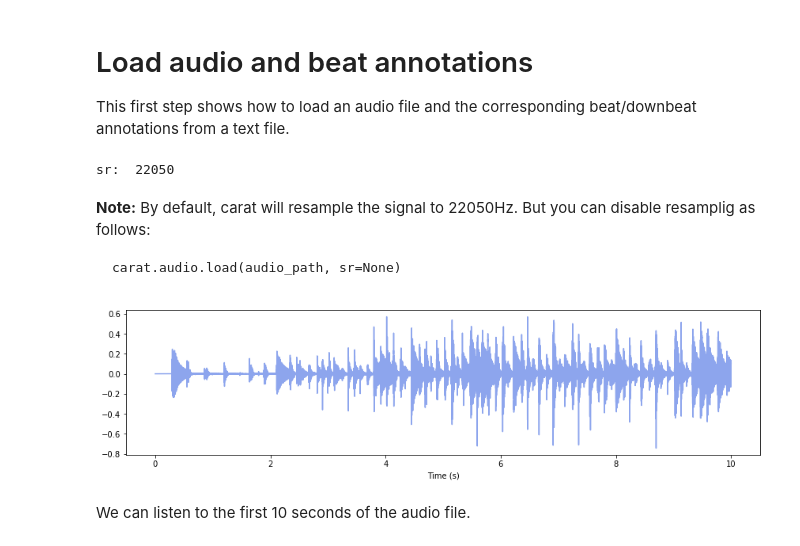
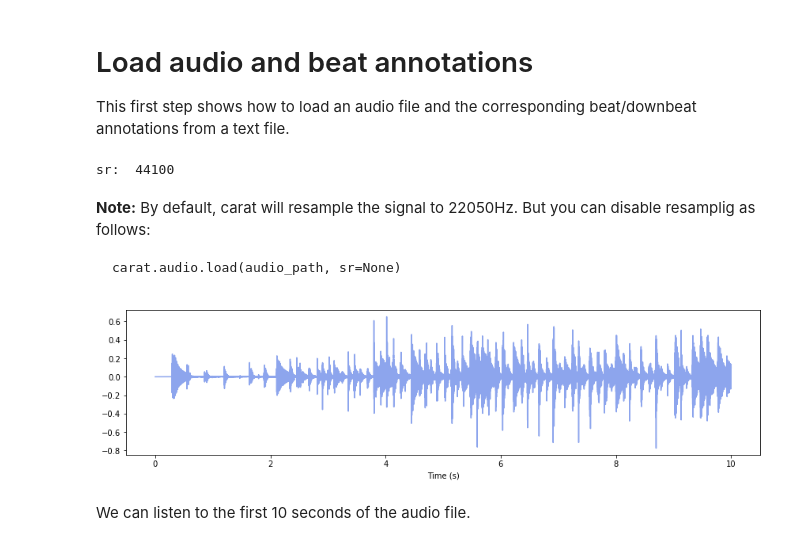
Before and after one commit to mrocamora/carat, a Jupyter notebook: examples/carat_rhythmic_patterns_demo.ipynb, the cells around one changed output. Saved outputs shown, nothing was run; the diff lists cells and outputs as text; code cells hidden in the pictures.

````diff
--- a/examples/carat_rhythmic_patterns_demo.ipynb
+++ b/examples/carat_rhythmic_patterns_demo.ipynb
@@ -39,7 +39,7 @@ audio_path = carat.util.example_audio_file(num_file=1)
 # audio_path = '/path/to/your/file/my-recording.wav'
 
 # load audio file
-y, sr = carat.audio.load(audio_path)
+y, sr = carat.audio.load(audio_path, sr=None)
 
 # time corresponding to the audio signal
 time = np.arange(0, y.size)/sr
@@ -47,7 +47,7 @@ time = np.arange(0, y.size)/sr
 # print sampling rate
 print('sr: ', sr)
 # %% [output]
-sr:  22050
+sr:  44100
 # %% [markdown]
 **Note:** By default, carat will resample the signal to 22050Hz. But you can disable resamplig as follows:
 ```
@@ -55,14 +55,14 @@ carat.audio.load(audio_path, sr=None)
 ```
 # %%
 # to plot audio waveform let's load only 10 seconds of the same audio file
-y_short, sr = carat.audio.load(audio_path, duration=10.0)
+y_short, sr = carat.audio.load(audio_path, sr=None, duration=10.0)
 
 plt.figure(figsize=(12,6))
 ax1 = plt.subplot(2, 1, 1)
 carat.display.wave_plot(y_short, sr, ax=ax1)
 plt.tight_layout()
 # %% [output]
-[figure, old version]
+[figure, new version]
 # %% [markdown]
 We can listen to the first 10 seconds of the audio file.
 # %%
````
Also changed, not shown: parts of 8 cells of this notebook, 3 other files.
